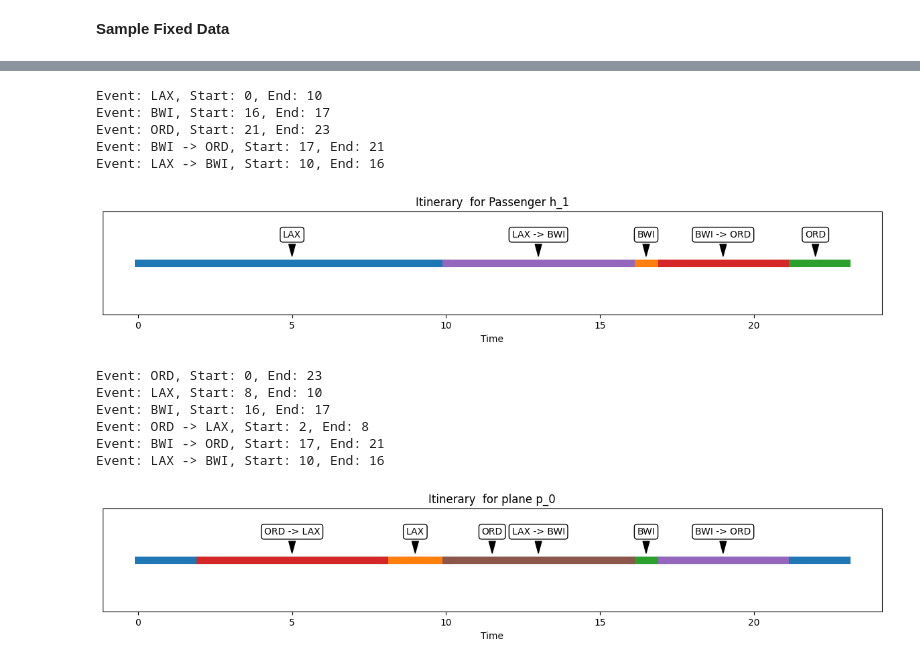
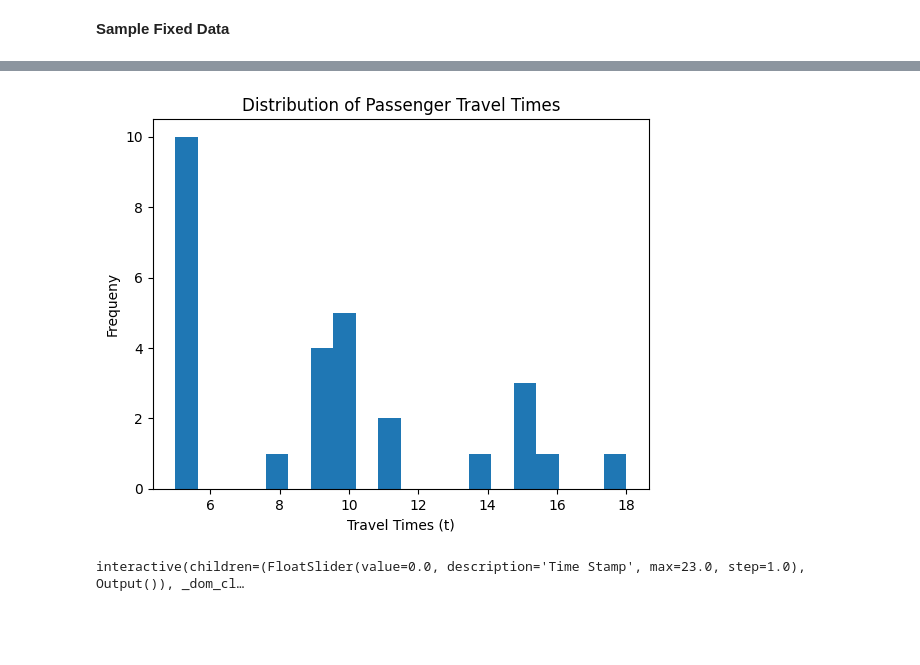
Before and after one commit to krutalp/Senior_Project, a Jupyter notebook: simulated_data_ex.ipynb, the cells around one changed output, grey strips where cells are left out. Drawn from its saved outputs; the diff is of its cells as text; code cells hidden in the pictures; blank space fills up the shorter version.

```diff
--- a/simulated_data_ex.ipynb
+++ b/simulated_data_ex.ipynb
@@ -377,4 +305,0 @@ from PPIO_Model import run_PPIO_model
-# %%
-a,b,c,d,e = run_PPIO_model(routes, T, passengers_h, set_of_airports, planes_p)
-a,b,c,d,e = run_PPIO_model(routes, T, passengers_h, set_of_airports, planes_p)
-a,b,c,d,e = run_PPIO_model(routes, T, passengers_h, set_of_airports, planes_p)
@@ -674,10 +604,33 @@ def extract_passenger_initinary(h):
-# %%
-extract_passenger_initinary('h_1')
-# %% [output]
-Event: LAX, Start: 0, End: 10
-Event: BWI, Start: 16, End: 17
-Event: ORD, Start: 21, End: 23
-Event: BWI -> ORD, Start: 17, End: 21
-Event: LAX -> BWI, Start: 10, End: 16
-[figure, removed]
+# %%
+def extract_distribution_travel_times(passengers_list):
+    travel_times = []
+
+    for i in passengers_list.keys():
+        z_1_vars = []
+        # Iterate through the dictionary
+        for key, gurobi_var in Z_vars.items():
+            # Check if the value of the Gurobi variable is equal to 1
+            if gurobi_var.X >= 0.5:
+                z_1_vars.append(key)
+        # extract all passenger h data
+        passenger_vars_z = [var for var in z_1_vars if var[1] == i]
+
+        first_word = passenger_vars_z[0][2]
+        last_index = len(passenger_vars_z) - 1 - next(idx for idx, (_, _, word) in
+                                                      enumerate(reversed(passenger_vars_z)) if word == first_word)
+
+        last_word = passenger_vars_z[-1][2]
+        first_instance_index = next(idx for idx, (_, _, string) in
+                                    enumerate(passenger_vars_z) if string == last_word)
+
+        time = passenger_vars_z[first_instance_index][0] - passenger_vars_z[last_index][0]
+        travel_times.append(time)
+
+    plt.hist(travel_times, bins=20)
+    plt.xlabel('Travel Times (t)')
+    plt.ylabel('Frequeny')
+    plt.title('Distribution of Passenger Travel Times')
+    plt.show()
+
+    return travel_times
 # %%
@@ -764,14 +715,3 @@ def extract_plane_initinary(p):
     plt.xlabel('Time')
     plt.title(f'''Itinerary  for plane {p}''')
     plt.show()
-# %%
-# function takes in a time stamp and returns positions of each plane
-extract_plane_initinary('p_0')
-# %% [output]
-Event: ORD, Start: 0, End: 23
-Event: LAX, Start: 8, End: 10
-Event: BWI, Start: 16, End: 17
-Event: ORD -> LAX, Start: 2, End: 8
-Event: BWI -> ORD, Start: 17, End: 21
-Event: LAX -> BWI, Start: 10, End: 16
-[figure, removed]
@@ -777,0 +776,23 @@ Event: LAX -> BWI, Start: 10, End: 16
+# %%
+e = extract_distribution_travel_times(passengers_h)
+# %% [output]
+[figure, added]
+# %%
+import folium
+import os
+import ipywidgets as widgets
+from ipywidgets import interactive
+from IPython.display import display
+
+# Function to update the map based on the selected time stamp
+def update_map(time_stamp):
+    current_map = create_map_flow(set_of_airports, routes, passengers_h, time_stamp)
+    display(current_map)
+# Create a slider widget for time stamps
+time_slider = widgets.FloatSlider(value=T[0], min=T[0], max=T[-1], step=1, description='Time Stamp')
+# Create an interactive widget
+interactive_plot = interactive(update_map, time_stamp=time_slider)
+# Display the interactive plot
+display(interactive_plot)
+# %% [output]
+interactive(children=(FloatSlider(value=0.0, description='Time Stamp', max=23.0, step=1.0), Output()), _dom_cl…
```
Also changed, not shown: parts of 18 cells of this notebook, 27 other files.
